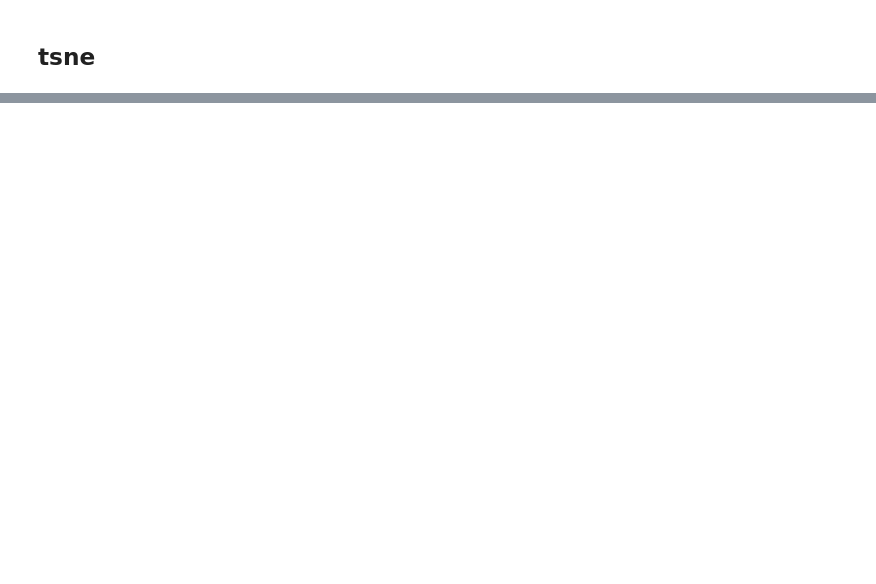
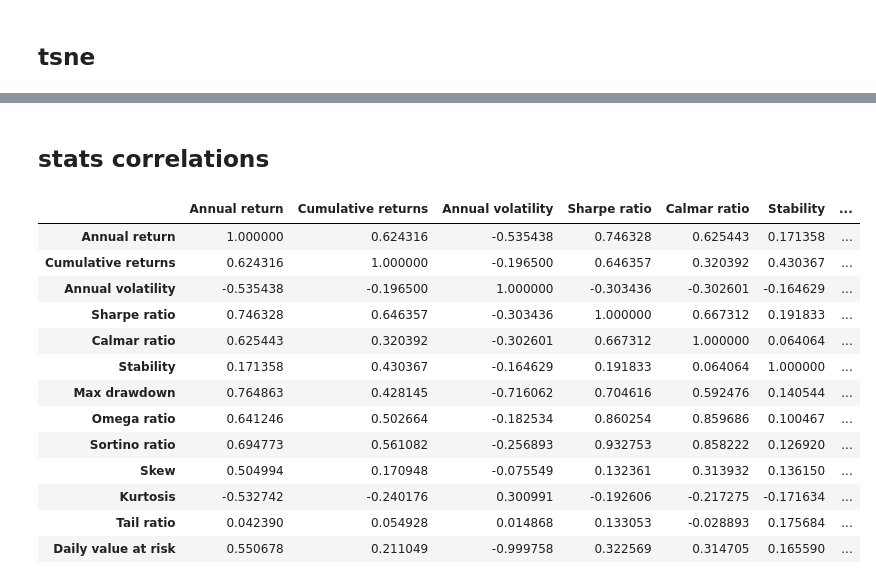
Before and after one commit to jklen/fin, a Jupyter notebook: etfs_admiral.ipynb, the cells around one changed output, grey strips where cells are left out. Cells and saved outputs as stored; diff of their text form; code cells hidden in the pictures; blank space fills up the shorter version.

```diff
--- a/etfs_admiral.ipynb
+++ b/etfs_admiral.ipynb
@@ -167,0 +175,19 @@ t.plot.scatter(x = 'tsne1', y = 'tsne2')
+# %% [markdown]
+## stats correlations
+# %%
+df_admiral_stats_f.corr()
+# %% [output]
+|  | Annual return | Cumulative returns | Annual volatility | Sharpe ratio | Calmar ratio | Stability | ... |
+| Annual return | 1.000000 | 0.624316 | -0.535438 | 0.746328 | 0.625443 | 0.171358 | ... |
+| Cumulative returns | 0.624316 | 1.000000 | -0.196500 | 0.646357 | 0.320392 | 0.430367 | ... |
+| Annual volatility | -0.535438 | -0.196500 | 1.000000 | -0.303436 | -0.302601 | -0.164629 | ... |
+| Sharpe ratio | 0.746328 | 0.646357 | -0.303436 | 1.000000 | 0.667312 | 0.191833 | ... |
+| Calmar ratio | 0.625443 | 0.320392 | -0.302601 | 0.667312 | 1.000000 | 0.064064 | ... |
+| Stability | 0.171358 | 0.430367 | -0.164629 | 0.191833 | 0.064064 | 1.000000 | ... |
+| Max drawdown | 0.764863 | 0.428145 | -0.716062 | 0.704616 | 0.592476 | 0.140544 | ... |
+| Omega ratio | 0.641246 | 0.502664 | -0.182534 | 0.860254 | 0.859686 | 0.100467 | ... |
+| Sortino ratio | 0.694773 | 0.561082 | -0.256893 | 0.932753 | 0.858222 | 0.126920 | ... |
+| Skew | 0.504994 | 0.170948 | -0.075549 | 0.132361 | 0.313932 | 0.136150 | ... |
+| Kurtosis | -0.532742 | -0.240176 | 0.300991 | -0.192606 | -0.217275 | -0.171634 | ... |
+| Tail ratio | 0.042390 | 0.054928 | 0.014868 | 0.133053 | -0.028893 | 0.175684 | ... |
+| Daily value at risk | 0.550678 | 0.211049 | -0.999758 | 0.322569 | 0.314705 | 0.165590 | ... |
```
Also changed, not shown: parts of 8 cells of this notebook, 1 other file.
